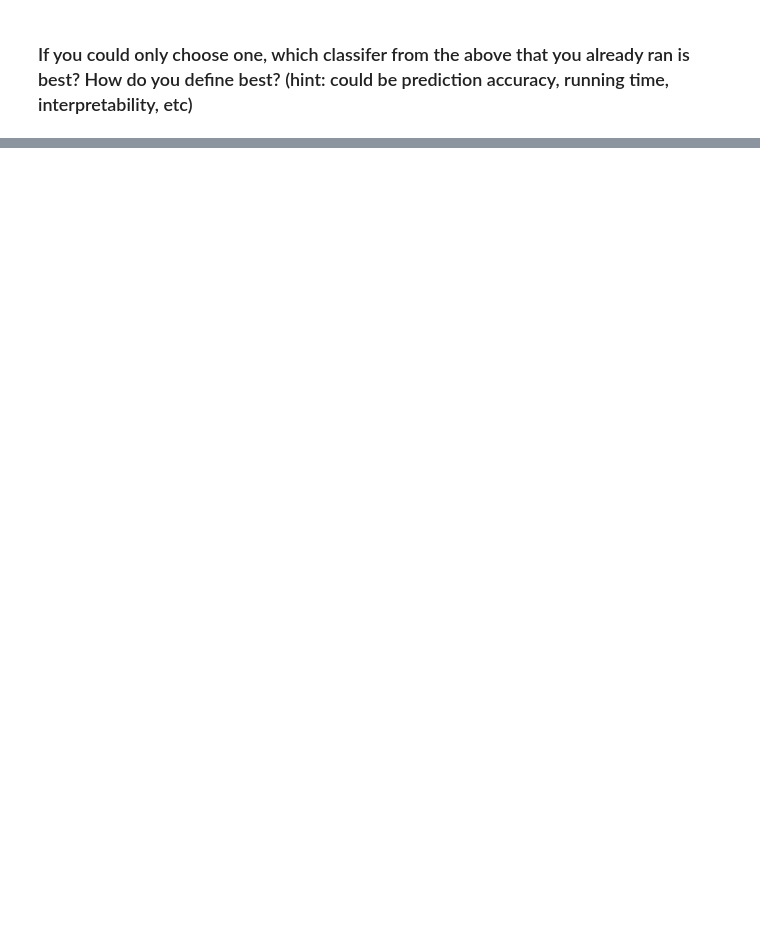
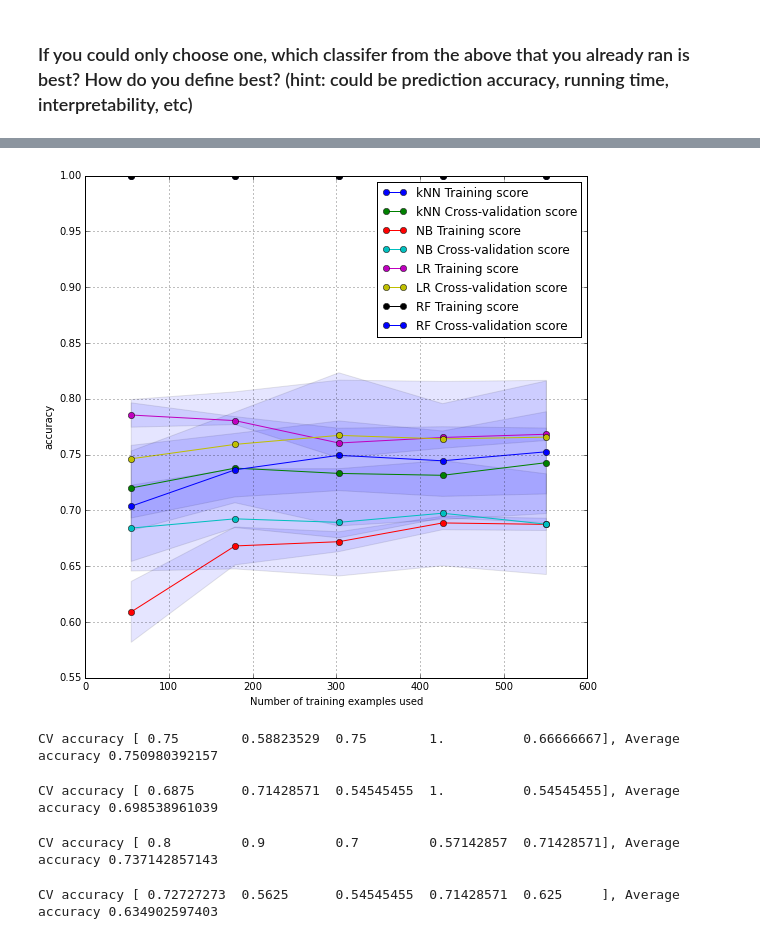
Before and after one commit to rogeliozunigarubio/data_science_portfolio, a Jupyter notebook: GA_DAT HW 02.ipynb, the cells around one changed output, grey strips where cells are left out. Drawn from its saved outputs; the diff is of its cells as text; code cells hidden in the pictures; blank space fills up the shorter version.

```diff
--- a/GA_DAT HW 02.ipynb
+++ b/GA_DAT HW 02.ipynb
@@ -180,0 +214,4 @@ knn.predict(test)
+# %%
+from sklearn.linear_model import LogisticRegression
+lr_model = LogisticRegression(C=3,penalty='l1')
+lr_timeit = %timeit -o lr_model.fit(X_test, y_test)
@@ -180,0 +220,5 @@ knn.predict(test)
+# %%
+parameters = {'C': range(1,30)}
+clf_lr = GridSearchCV(lr_model,parameters,cv=cv)
+clf_lr.fit(X_train, y_train)
+clf_lr.best_params_
@@ -187,0 +234,4 @@ knn.predict(test)
+# %%
+from sklearn.ensemble import RandomForestClassifier
+rf_model = RandomForestClassifier(n_estimators = 75)
+rf_timeit = %timeit -o rf_model.fit(X_train, y_train)
@@ -187,0 +240,5 @@ knn.predict(test)
+# %%
+parameters = {'n_estimators': range(1,200)}
+clf_rf = GridSearchCV(rf_model,parameters,cv=cv)
+clf_rf.fit(X_train, y_train)
+clf_rf.best_params_
@@ -189,0 +270,29 @@ knn.predict(test)
+# %%
+draw_learning_curve([knn_model, nb_model, lr_model, rf_model], X_train, y_train, estimator_titles=['kNN', 'NB', 'LR', 'RF'], cv=10,
+                   scoring='accuracy')
+# make the plot bigger
+fig = plt.gcf()
+fig.set_size_inches(9, 9)
+# %% [output]
+[figure, added]
+# %%
+from sklearn.cross_validation import cross_val_score
+knn_scores = cross_val_score(knn_model, X_test, y_test, scoring='precision', cv=5)
+print('CV accuracy {}, Average accuracy {}'.format(knn_scores, knn_scores.mean()))
+# %% [output]
+CV accuracy [ 0.75        0.58823529  0.75        1.          0.66666667], Average accuracy 0.750980392157
+# %%
+nb_scores = cross_val_score(nb_model, X_test, y_test, scoring='precision', cv=5)
+print('CV accuracy {}, Average accuracy {}'.format(nb_scores, nb_scores.mean()))
+# %% [output]
+CV accuracy [ 0.6875      0.71428571  0.54545455  1.          0.54545455], Average accuracy 0.698538961039
+# %%
+lr_scores = cross_val_score(lr_model, X_test, y_test, scoring='precision', cv=5)
+print('CV accuracy {}, Average accuracy {}'.format(lr_scores, lr_scores.mean()))
+# %% [output]
+CV accuracy [ 0.8         0.9         0.7         0.57142857  0.71428571], Average accuracy 0.737142857143
+# %%
+rf_scores = cross_val_score(rf_model, X_test, y_test, scoring='precision', cv=5)
+print('CV accuracy {}, Average accuracy {}'.format(rf_scores, rf_scores.mean()))
+# %% [output]
+CV accuracy [ 0.72727273  0.5625      0.54545455  0.71428571  0.625     ], Average accuracy 0.634902597403
```
Also changed, not shown: parts of 29 cells of this notebook.
